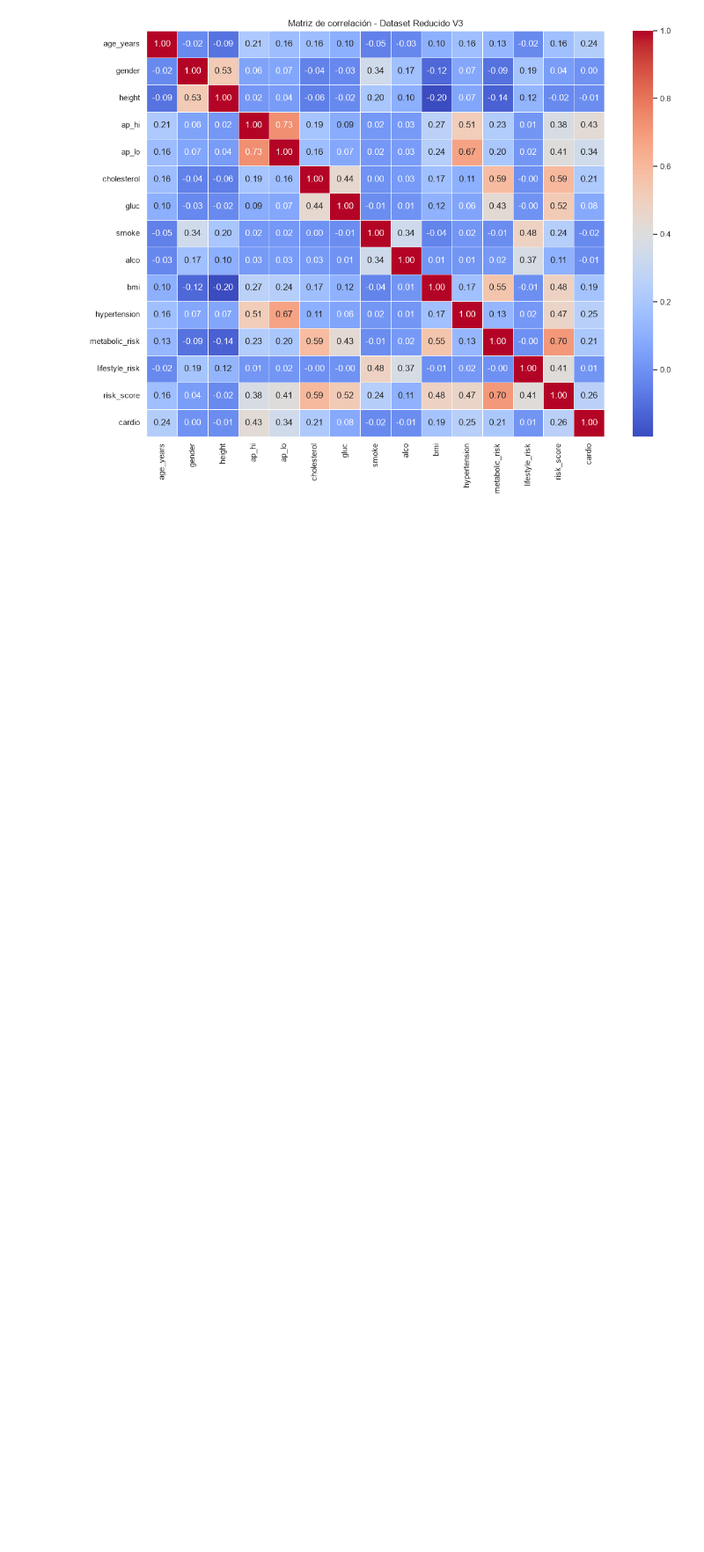
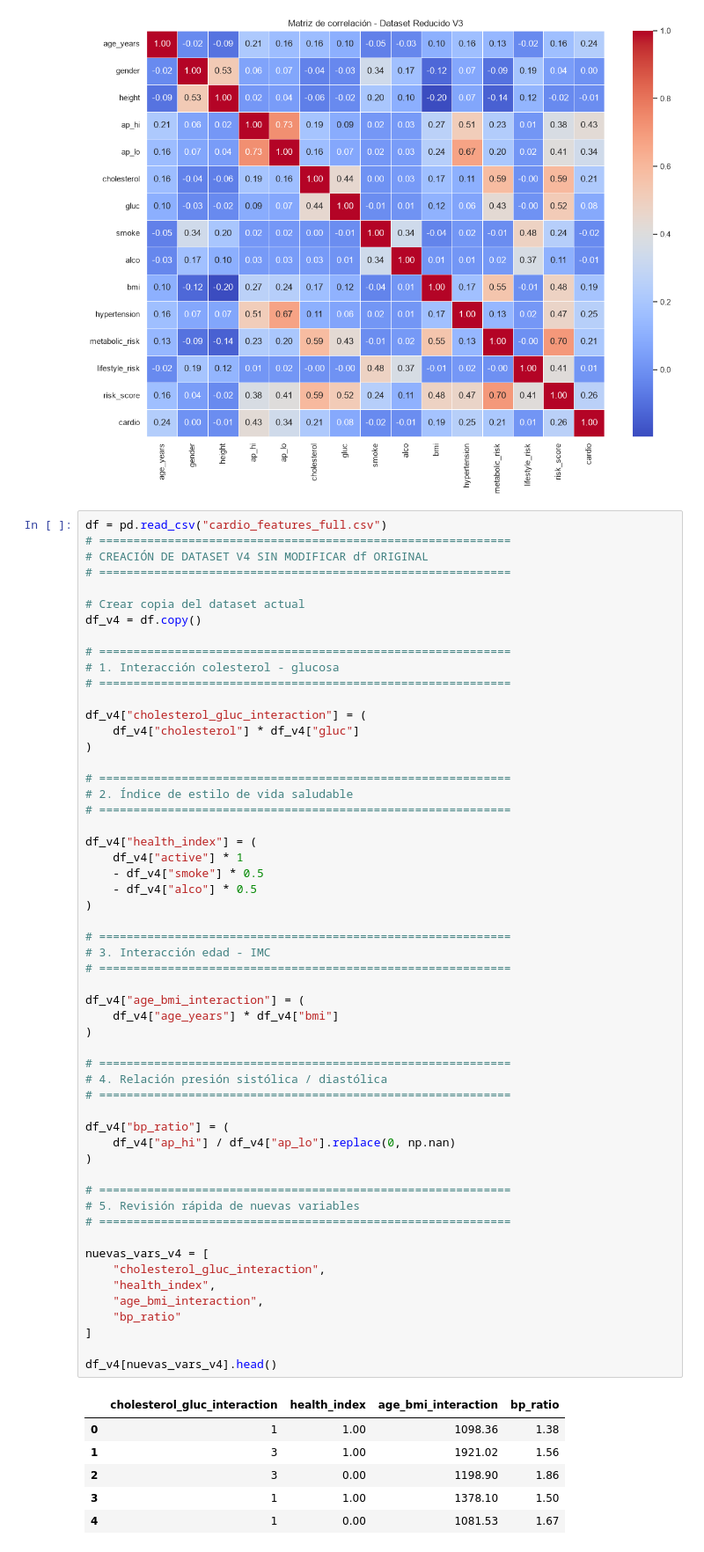
Before and after one commit to anaaacg/cardio, a Jupyter notebook: Feature_engineering.ipynb, the cells around one changed output. Shown at 88% size. Cells and saved outputs as stored; diff of their text form; blank space fills up the shorter version.

```diff
--- a/Feature_engineering.ipynb
+++ b/Feature_engineering.ipynb
@@ -1117,3 +1117,65 @@ plt.title("Matriz de correlación - Dataset Reducido V3")
 plt.show()
 # %% [output]
 [figure]
+# %%
+df = pd.read_csv("cardio_features_full.csv")
+# ============================================================
+# CREACIÓN DE DATASET V4 SIN MODIFICAR df ORIGINAL
+# ============================================================
+
+# Crear copia del dataset actual
+df_v4 = df.copy()
+
+# ============================================================
+# 1. Interacción colesterol - glucosa
+# ============================================================
+
+df_v4["cholesterol_gluc_interaction"] = (
+    df_v4["cholesterol"] * df_v4["gluc"]
+)
+
+# ============================================================
+# 2. Índice de estilo de vida saludable
+# ============================================================
+
+df_v4["health_index"] = (
+    df_v4["active"] * 1
+    - df_v4["smoke"] * 0.5
+    - df_v4["alco"] * 0.5
+)
+
+# ============================================================
+# 3. Interacción edad - IMC
+# ============================================================
+
+df_v4["age_bmi_interaction"] = (
+    df_v4["age_years"] * df_v4["bmi"]
+)
+
+# ============================================================
+# 4. Relación presión sistólica / diastólica
+# ============================================================
+
+df_v4["bp_ratio"] = (
+    df_v4["ap_hi"] / df_v4["ap_lo"].replace(0, np.nan)
+)
+
+# ============================================================
+# 5. Revisión rápida de nuevas variables
+# ============================================================
+
+nuevas_vars_v4 = [
+    "cholesterol_gluc_interaction",
+    "health_index",
+    "age_bmi_interaction",
+    "bp_ratio"
+]
+
+df_v4[nuevas_vars_v4].head()
+# %% [output]
+|  | cholesterol_gluc_interaction | health_index | age_bmi_interaction | bp_ratio |
+| 0 | 1 | 1.00 | 1098.36 | 1.38 |
+| 1 | 3 | 1.00 | 1921.02 | 1.56 |
+| 2 | 3 | 0.00 | 1198.90 | 1.86 |
+| 3 | 1 | 1.00 | 1378.10 | 1.50 |
+| 4 | 1 | 0.00 | 1081.53 | 1.67 |
```
Also changed, not shown: parts of 10 cells of this notebook, 1 other file.
